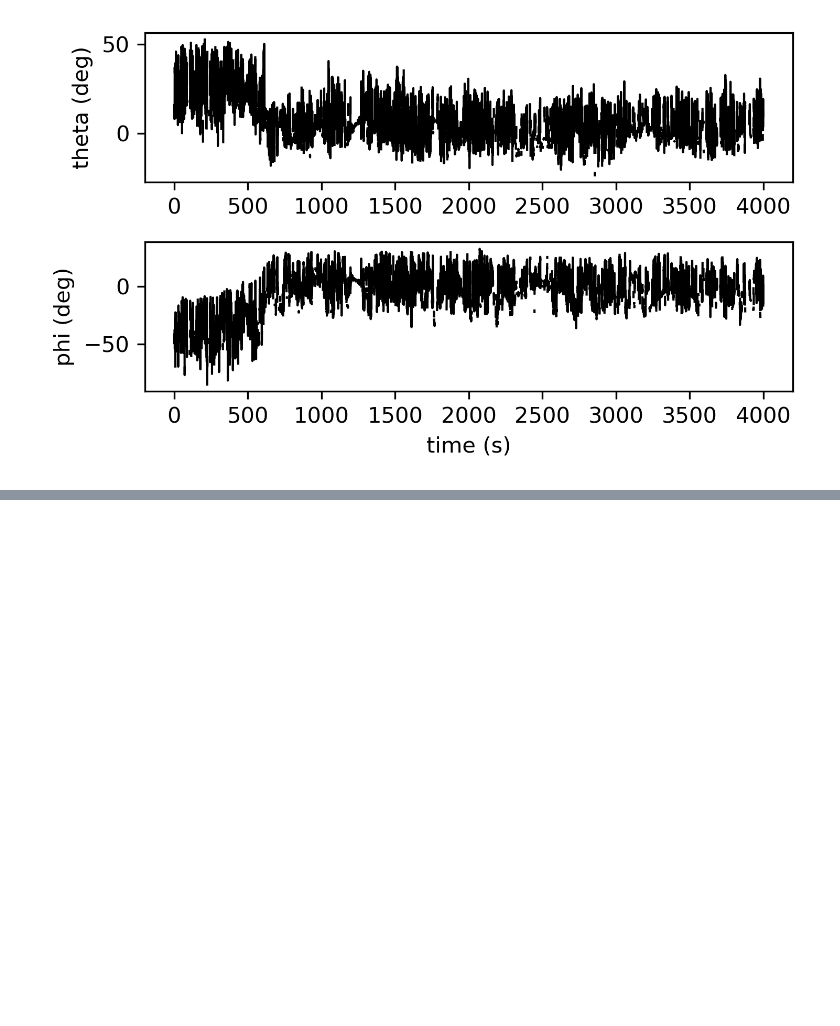
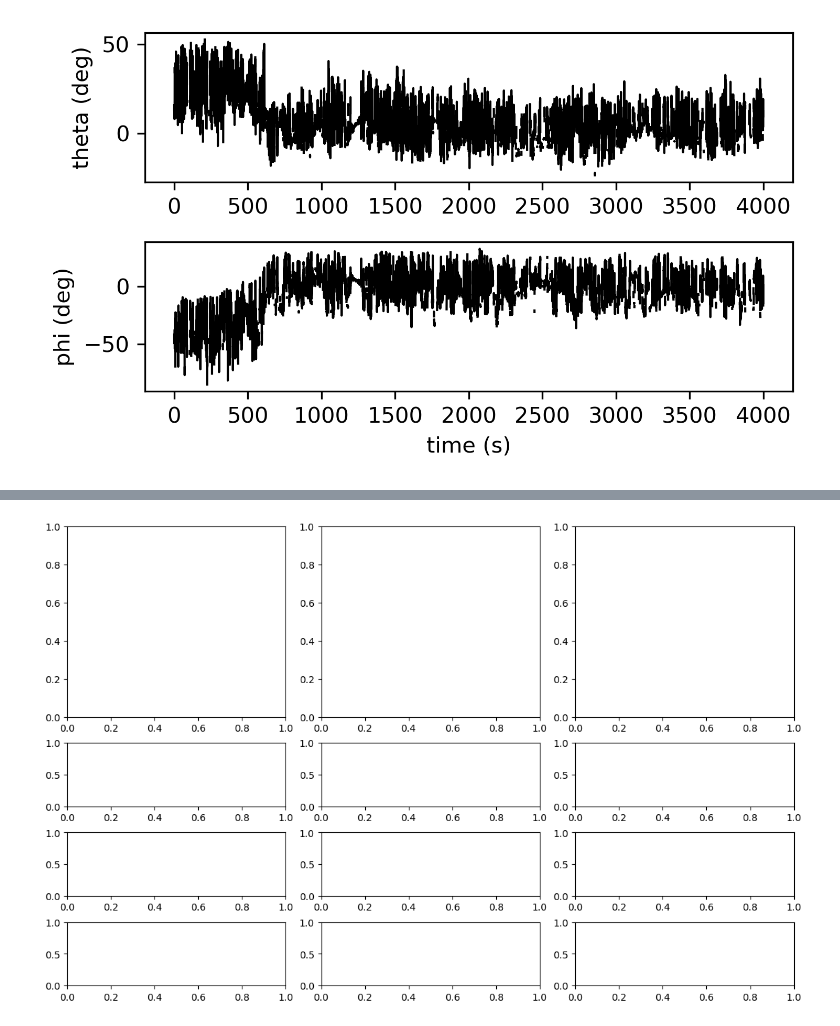
Before and after one commit to dylanmmartins/freely-moving-2P, a Jupyter notebook: notebooks/retino2ego_analysis.ipynb, the cells around one changed output, grey strips where cells are left out. Saved outputs shown, nothing was run; the diff lists cells and outputs as text; code cells hidden in the pictures; blank space fills up the shorter version.

```diff
--- a/notebooks/retino2ego_analysis.ipynb
+++ b/notebooks/retino2ego_analysis.ipynb
@@ -269,0 +337,20 @@ fig.tight_layout()
+# %%
+fig = plt.figure(figsize=(11,7), layout='constrained')
+gs = GridSpec(6,3, figure=fig)
+
+ax_2p = fig.add_subplot(gs[0:3,0])
+ax_c1 = fig.add_subplot(gs[3,0])
+ax_c2 = fig.add_subplot(gs[4,0])
+ax_c3 = fig.add_subplot(gs[5,0])
+
+ax_eye = fig.add_subplot(gs[0:3,1])
+ax_theta = fig.add_subplot(gs[3,1])
+ax_phi = fig.add_subplot(gs[4,1])
+ax_omega = fig.add_subplot(gs[5,1])
+
+ax_top = fig.add_subplot(gs[0:3,2])
+ax_xy = fig.add_subplot(gs[3,2])
+ax_yaw = fig.add_subplot(gs[4,2])
+ax_ego = fig.add_subplot(gs[5,2])
+# %% [output]
+[figure, added]
```
Also changed, not shown: parts of 18 cells of this notebook, 7 other files.
